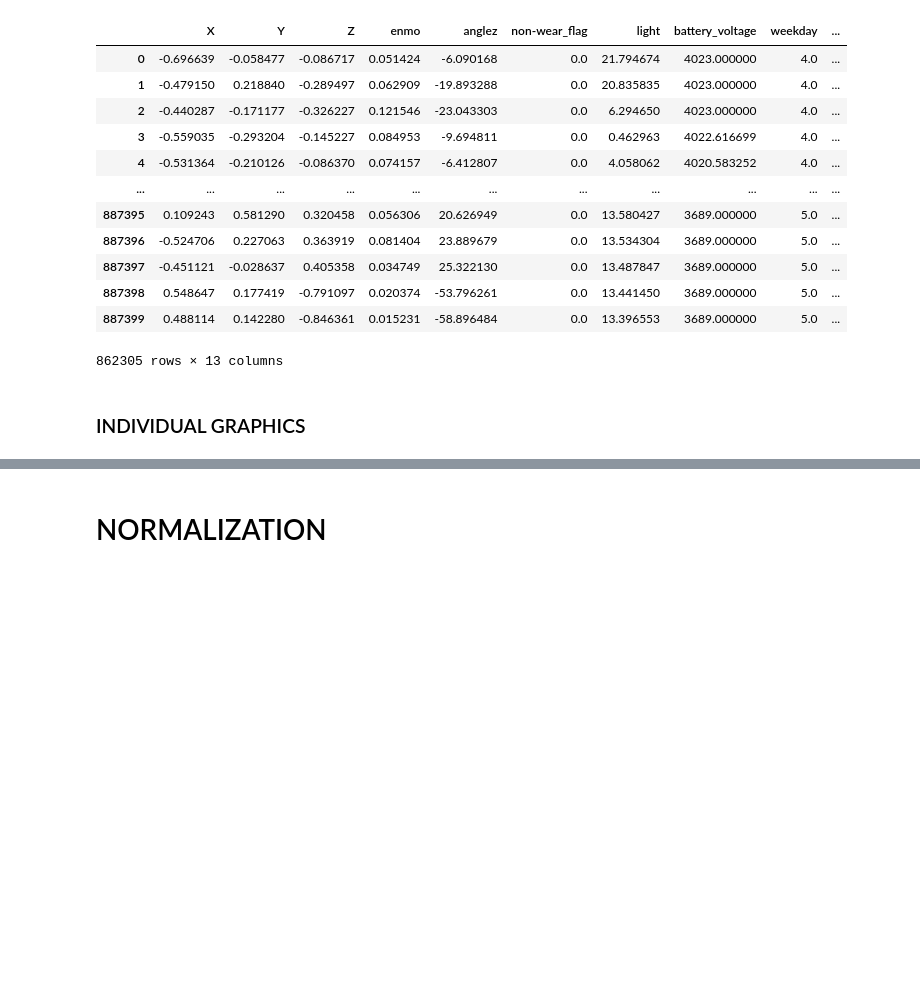
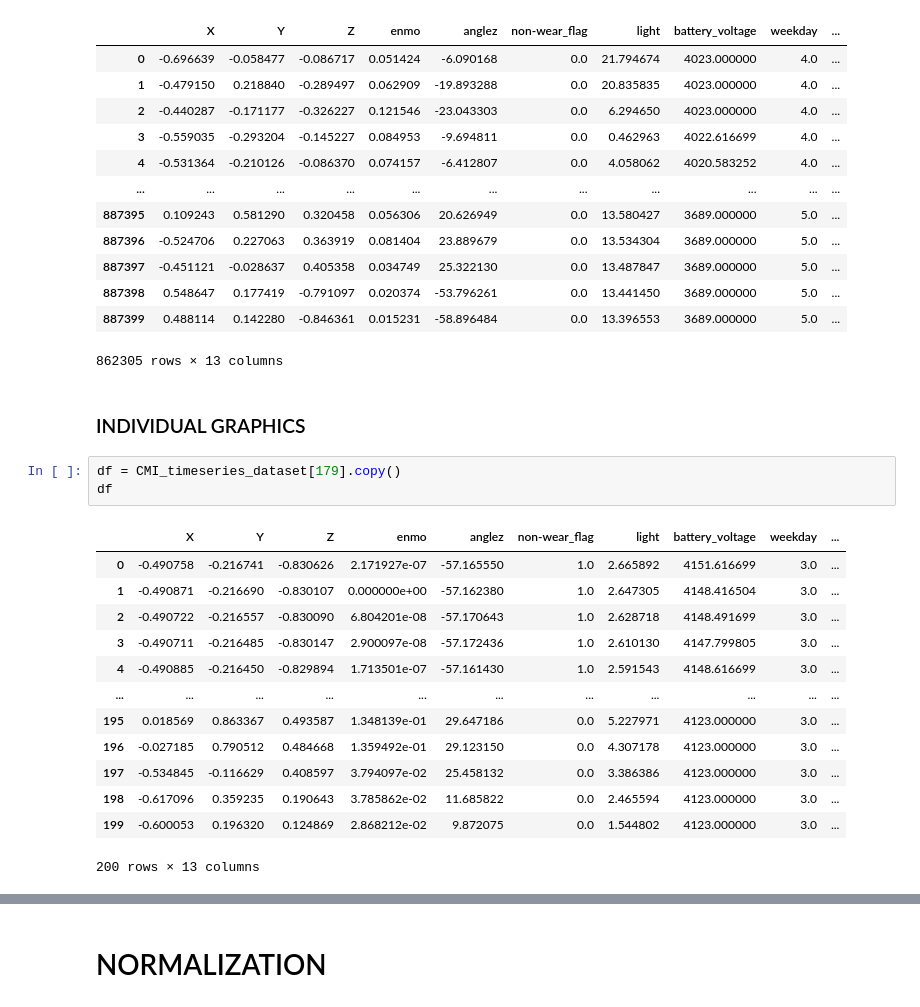
Before and after one commit to alicecalderini/DATAMINING_2-Project, a Jupyter notebook: 10. TIME SERIES/1.TS CLEANING.ipynb, the cells around one changed output, grey strips where cells are left out. Cells and saved outputs as stored; diff of their text form; blank space fills up the shorter version.

```diff
--- a/10. TIME SERIES/1.TS CLEANING.ipynb
+++ b/10. TIME SERIES/1.TS CLEANING.ipynb
@@ -476,6 +649,23 @@ global_df[global_df['non-wear_flag']==0]
 862305 rows × 13 columns
 # %% [markdown]
 ### INDIVIDUAL GRAPHICS
+# %%
+df = CMI_timeseries_dataset[179].copy()
+df
+# %% [output]
+|  | X | Y | Z | enmo | anglez | non-wear_flag | light | battery_voltage | weekday | ... |
+| 0 | -0.490758 | -0.216741 | -0.830626 | 2.171927e-07 | -57.165550 | 1.0 | 2.665892 | 4151.616699 | 3.0 | ... |
+| 1 | -0.490871 | -0.216690 | -0.830107 | 0.000000e+00 | -57.162380 | 1.0 | 2.647305 | 4148.416504 | 3.0 | ... |
+| 2 | -0.490722 | -0.216557 | -0.830090 | 6.804201e-08 | -57.170643 | 1.0 | 2.628718 | 4148.491699 | 3.0 | ... |
+| 3 | -0.490711 | -0.216485 | -0.830147 | 2.900097e-08 | -57.172436 | 1.0 | 2.610130 | 4147.799805 | 3.0 | ... |
+| 4 | -0.490885 | -0.216450 | -0.829894 | 1.713501e-07 | -57.161430 | 1.0 | 2.591543 | 4148.616699 | 3.0 | ... |
+| ... | ... | ... | ... | ... | ... | ... | ... | ... | ... | ... |
+| 195 | 0.018569 | 0.863367 | 0.493587 | 1.348139e-01 | 29.647186 | 0.0 | 5.227971 | 4123.000000 | 3.0 | ... |
+| 196 | -0.027185 | 0.790512 | 0.484668 | 1.359492e-01 | 29.123150 | 0.0 | 4.307178 | 4123.000000 | 3.0 | ... |
+| 197 | -0.534845 | -0.116629 | 0.408597 | 3.794097e-02 | 25.458132 | 0.0 | 3.386386 | 4123.000000 | 3.0 | ... |
+| 198 | -0.617096 | 0.359235 | 0.190643 | 3.785862e-02 | 11.685822 | 0.0 | 2.465594 | 4123.000000 | 3.0 | ... |
+| 199 | -0.600053 | 0.196320 | 0.124869 | 2.868212e-02 | 9.872075 | 0.0 | 1.544802 | 4123.000000 | 3.0 | ... |
+200 rows × 13 columns
 # %%
 for col in df.columns:
     df[[col]].plot(title=col)
```
Also changed, not shown: parts of 15 cells of this notebook, 1 other file.
